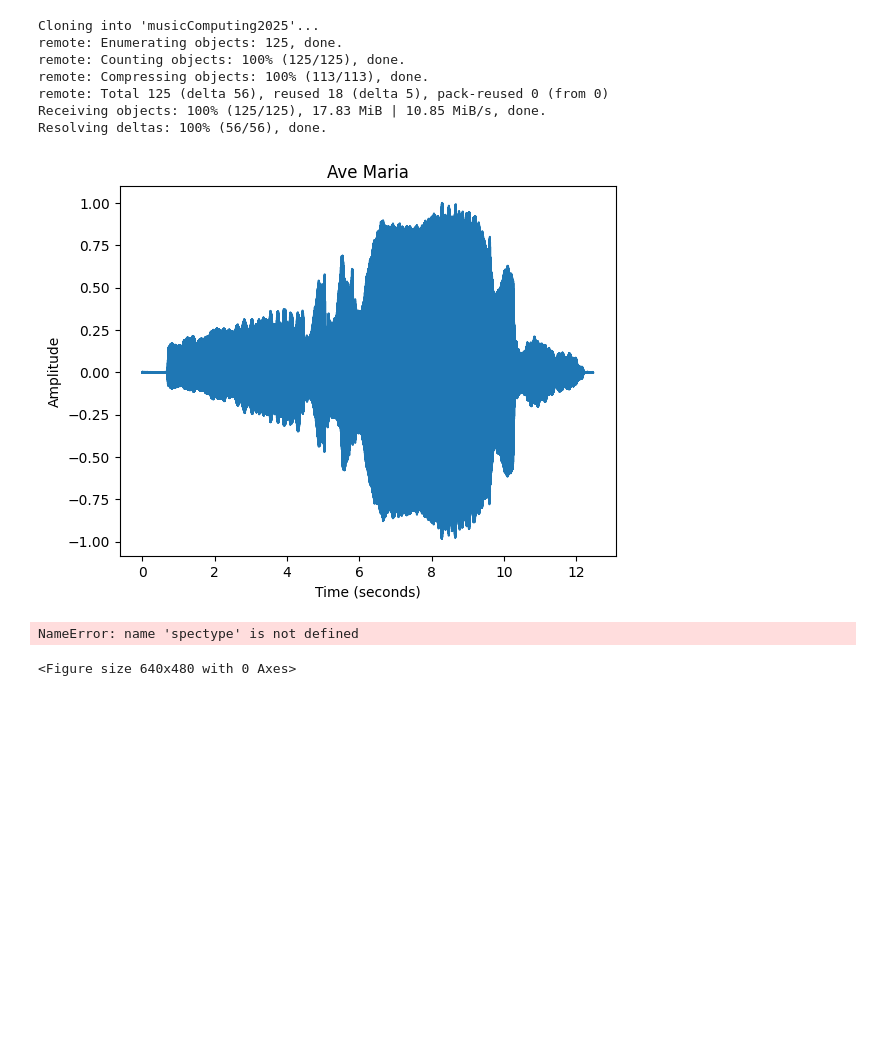
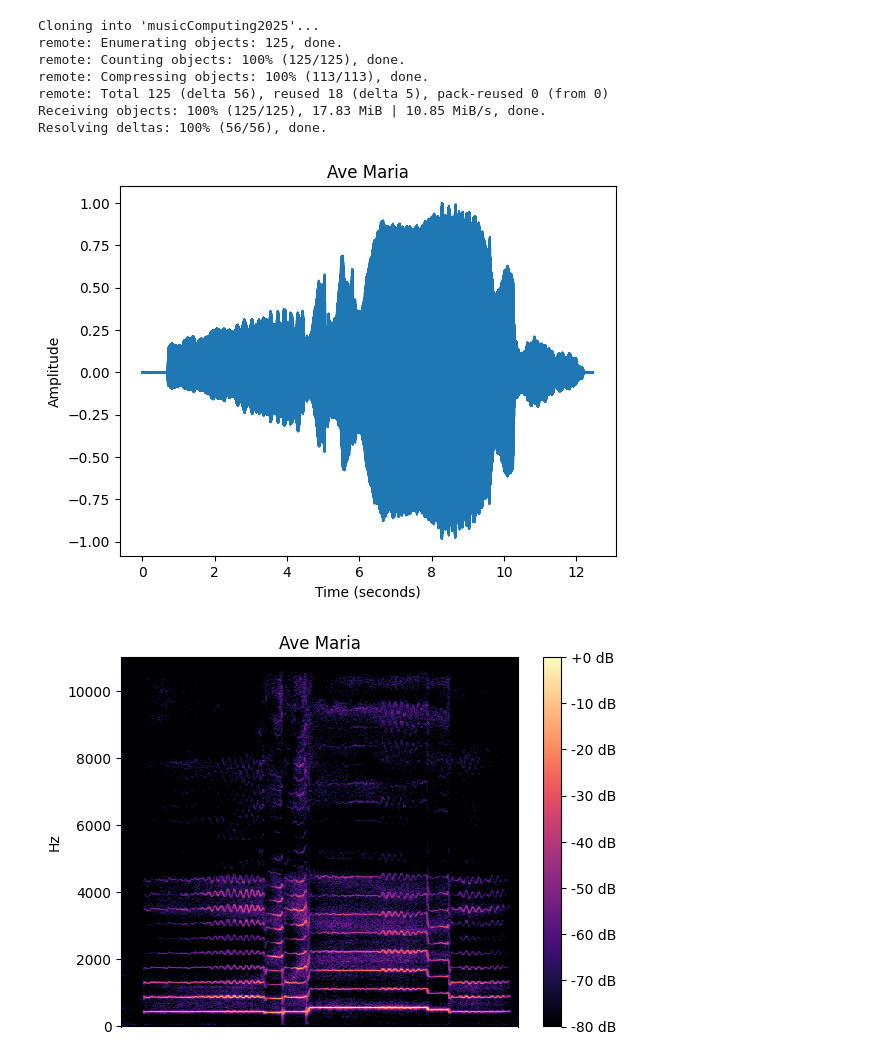
Before and after one commit to BrianaF691/MusicComputing-, a Jupyter notebook: assignments/labAssignment3.ipynb, the cells around one changed output. Drawn from its saved outputs; the diff is of its cells as text; code cells hidden in the pictures; blank space fills up the shorter version.

```diff
--- a/assignments/labAssignment3.ipynb
+++ b/assignments/labAssignment3.ipynb
@@ -75,14 +76,13 @@ sig , sr = librosa.load('musicComputing2025/audioFiles/avm.wav')
 # %%
 title = 'Ave Maria'
 winSize = 2048
 specType = 'linear'
 
 #call plotAudioFunc
-plotAudioFunc(sig,sr,title,winSize,specType)
+plotAudioFunc(sig,sr,'Ave Maria',2048,'linear')
 # %% [output]
 [figure]
-NameError: name 'spectype' is not defined
-<Figure size 640x480 with 0 Axes>
+[figure, added]
 # %%
 title = 'Ave Maria'
 winSize = 2048
```
Also changed, not shown: parts of 4 cells of this notebook.
